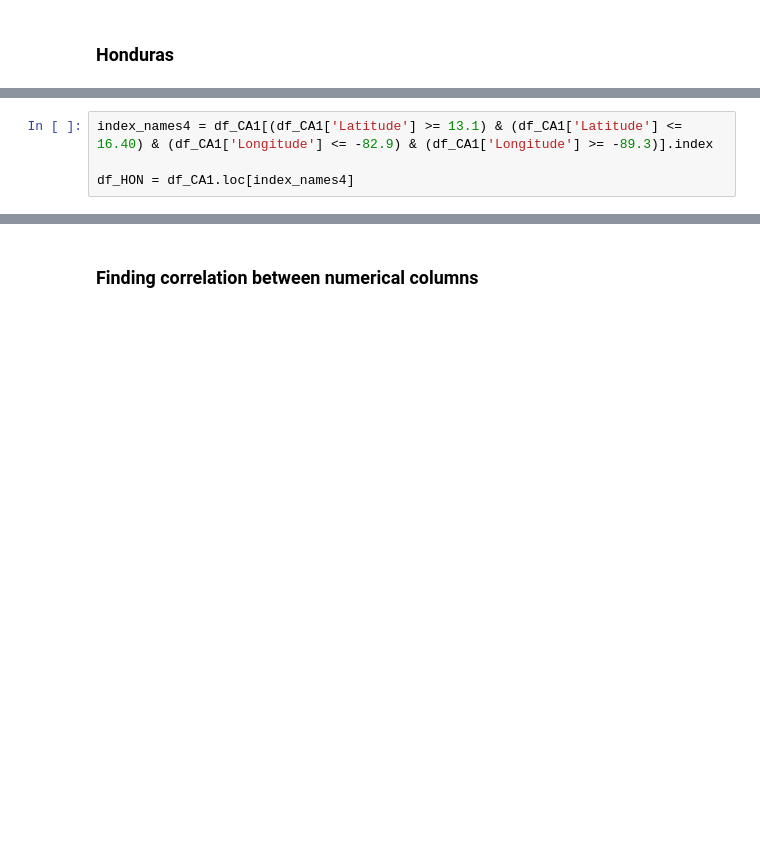
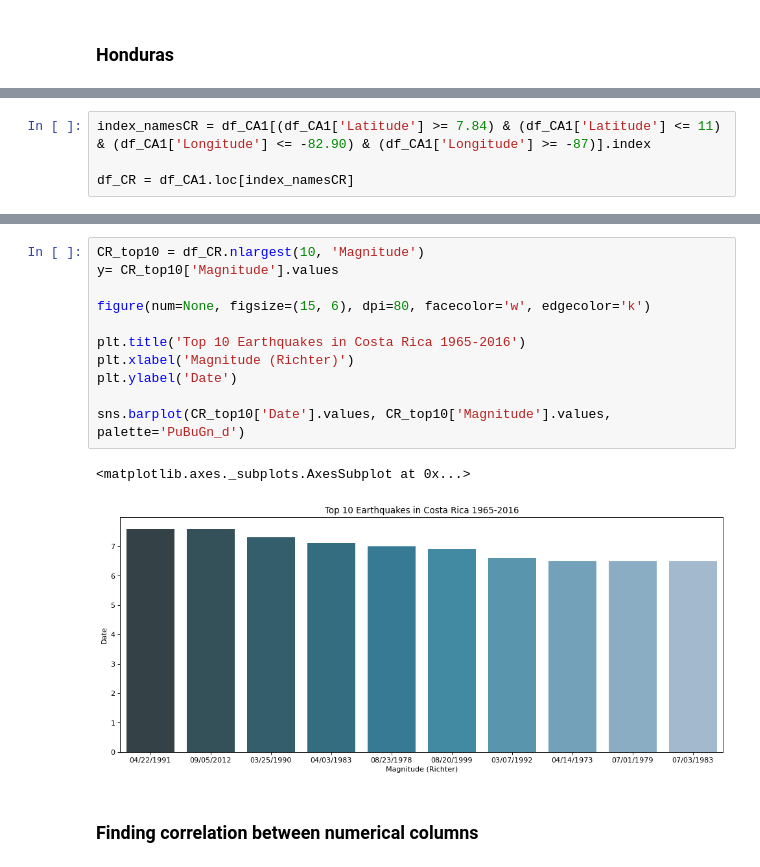
Before and after one commit to sotus30/Earthquakes_Central_America, a Jupyter notebook: Data Exploration 2.ipynb, the cells around one changed output, grey strips where cells are left out. Drawn from its saved outputs; the diff is of its cells as text; blank space fills up the shorter version.

```diff
--- a/Data Exploration 2.ipynb
+++ b/Data Exploration 2.ipynb
@@ -548,5 +615,5 @@ map_SV
 # %%
-index_names4 = df_CA1[(df_CA1['Latitude'] >= 13.1) & (df_CA1['Latitude'] <= 16.40) & (df_CA1['Longitude'] <= -82.9) & (df_CA1['Longitude'] >= -89.3)].index
+index_namesCR = df_CA1[(df_CA1['Latitude'] >= 7.84) & (df_CA1['Latitude'] <= 11) & (df_CA1['Longitude'] <= -82.90) & (df_CA1['Longitude'] >= -87)].index
 
-df_HON = df_CA1.loc[index_names4]
+df_CR = df_CA1.loc[index_namesCR]
 # %%
@@ -565,3 +636,17 @@ for point in range(0, len(locationlistHON)):
+# %%
+CR_top10 = df_CR.nlargest(10, 'Magnitude')
+y= CR_top10['Magnitude'].values
+
+figure(num=None, figsize=(15, 6), dpi=80, facecolor='w', edgecolor='k')
+
+plt.title('Top 10 Earthquakes in Costa Rica 1965-2016')
+plt.xlabel('Magnitude (Richter)')
+plt.ylabel('Date')
+
+sns.barplot(CR_top10['Date'].values, CR_top10['Magnitude'].values, palette='PuBuGn_d')
+# %% [output]
+<matplotlib.axes._subplots.AxesSubplot at 0x...>
+[figure, added]
 # %% [markdown]
 <h3>Finding correlation between numerical columns
 # %% [markdown]
```
Also changed, not shown: parts of 23 cells of this notebook.
